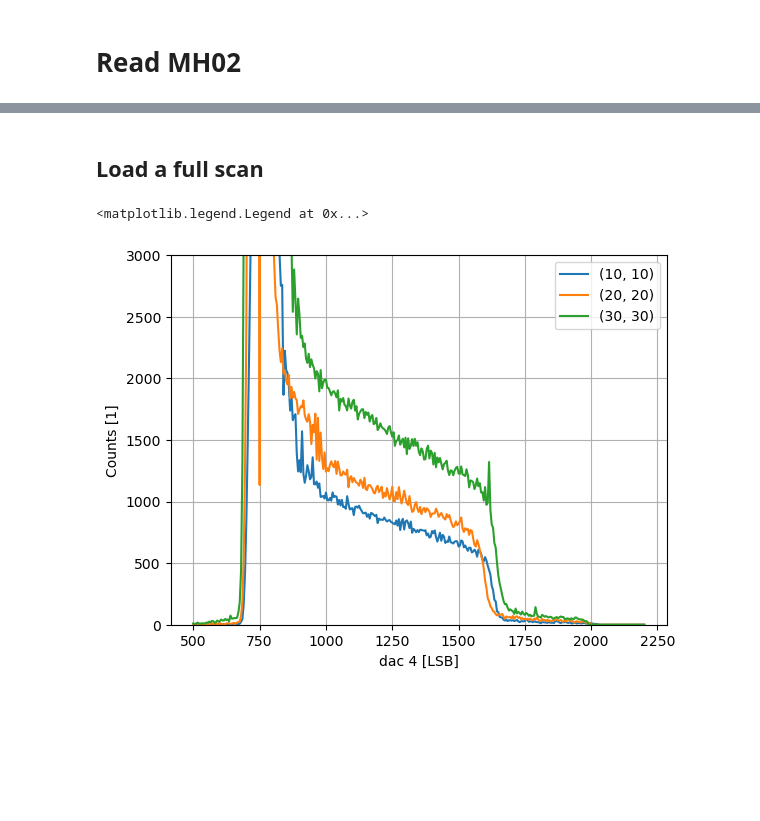
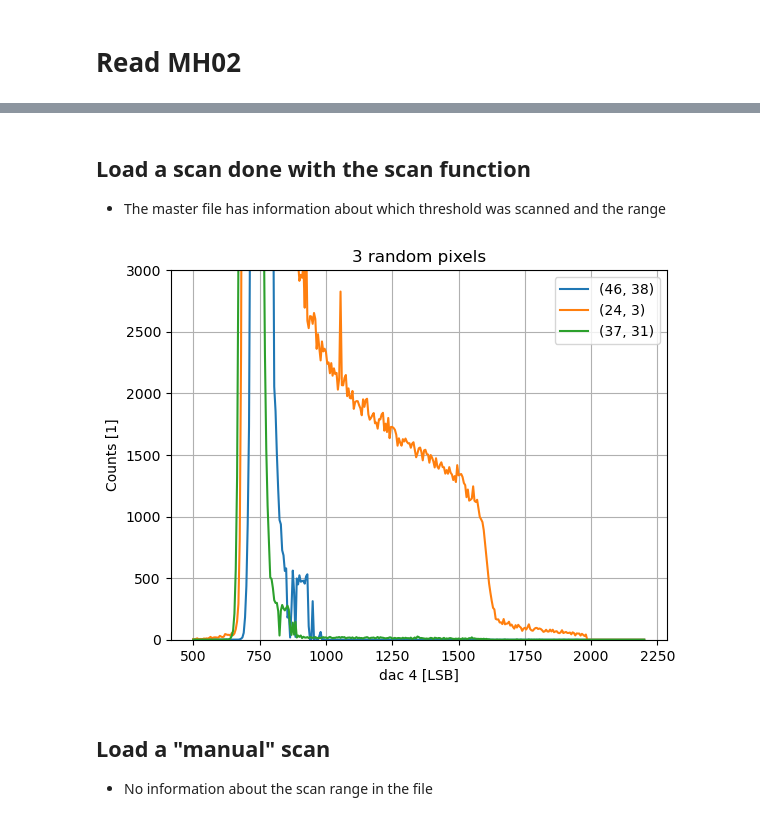
Before and after one commit to slsdetectorgroup/aare-notebooks, a Jupyter notebook: 03-read_matterhorn02.ipynb, the cells around one changed output, grey strips where cells are left out. Saved outputs shown, nothing was run; the diff lists cells and outputs as text; code cells hidden in the pictures; blank space fills up the shorter version.

```diff
--- a/03-read_matterhorn02.ipynb
+++ b/03-read_matterhorn02.ipynb
@@ -30,29 +31,35 @@ Example run on: **2024-11-12 13:10** with aare: **dev**
 # %% [markdown]
-## Load a full scan
+## Load a scan done with the scan function
+
+- The master file has information about which threshold was scanned and the range
 # %%
 #single counter, scan enabled
+fname = base / 'MH02/scan_12keV_vrf700_vrsh700_th0_master_0.json'
 
-with CtbRawFile(base / 'MH02/scan_12keV_vrf700_vrsh700_th0_master_0.json', transform = matterhorn02) as f:
+with CtbRawFile(fname, transform = matterhorn02) as f:
     header, data = f.read() #Read all frames from the file.
     par = f.scan_parameters
-    #Generate values from threshold from scan.
-    th = np.arange(*par)
-
+    th = np.arange(*par) #Generate threshold array from scan parameters.
 
 #plot a few pixels
-pixels = [(10,10),(20,20), (30,30)]
+n_pixels = 3
+pixels = aare.random_pixels(n_pixels, xmax = data.shape[2], ymax = data.shape[1])
 
 fig, ax = plt.subplots()
-for p in pixels:
-    ax.plot(th, data[:,*p], label = f'{p}')
+for pixel in pixels:
+    ax.plot(th, data[:,*pixel], label = f'{pixel}')
 
 ax.set_ylim(0,3e3)
 ax.grid()
 ax.set_xlabel(f'{par.dac} [LSB]')
 ax.set_ylabel('Counts [1]')
 ax.legend()
+ax.set_title(f'{n_pixels} random pixels');
 # %% [output]
-<matplotlib.legend.Legend at 0x...>
-[figure, old version]
+[figure, new version]
+# %% [markdown]
+## Load a "manual" scan
+
+- No information about the scan range in the file
 # %%
 # four counters, "manual" scan. No info in raw file
```
Also changed, not shown: parts of 2 cells of this notebook, 4 other files.
